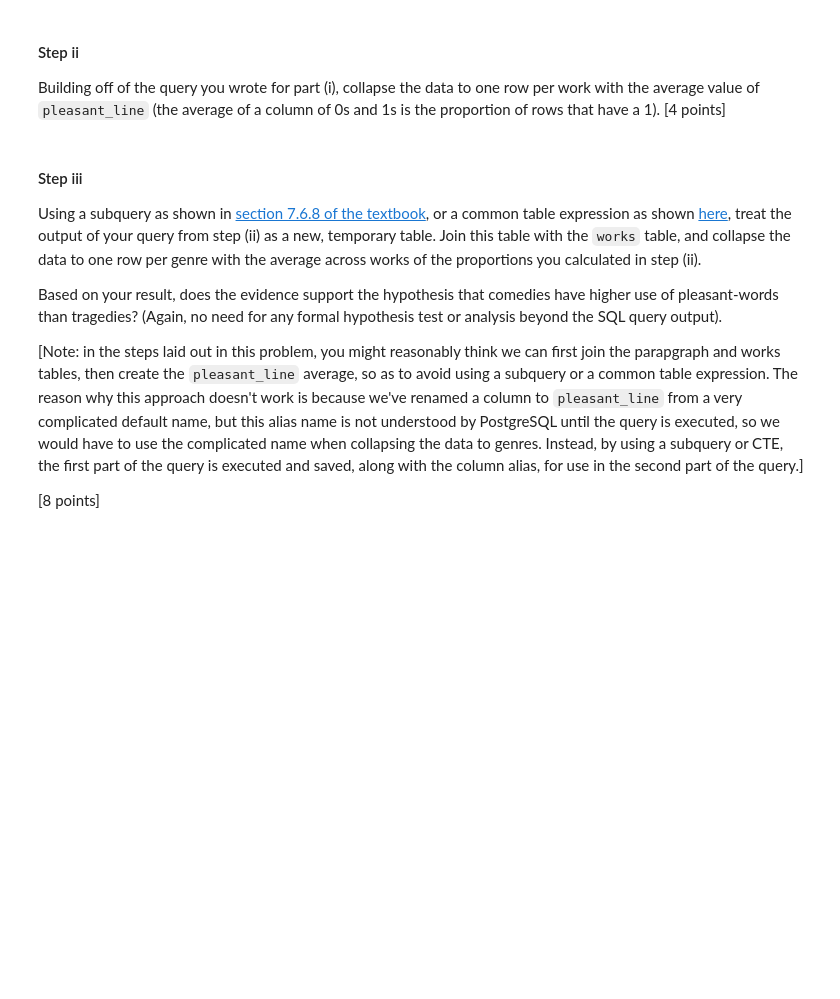
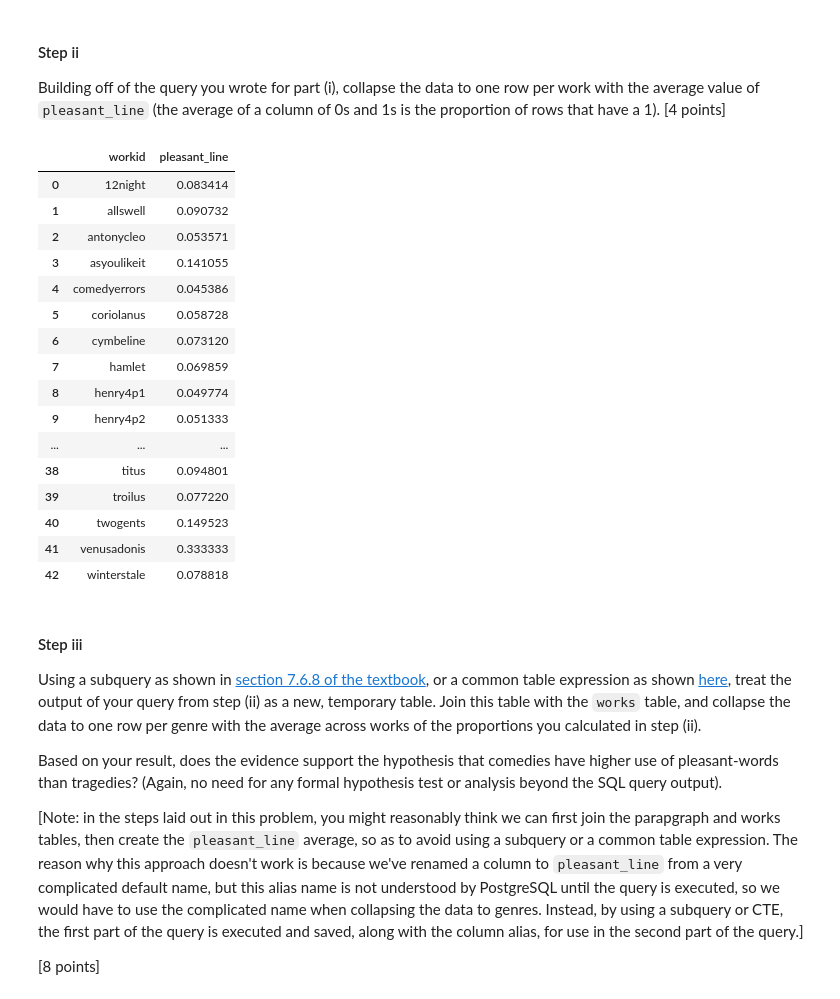
Before and after one commit to aidan-dowd/ds6001databases, a Jupyter notebook: labassignment7.ipynb, the cells around one changed output. Cells and saved outputs as stored; diff of their text form; code cells hidden in the pictures; blank space fills up the shorter version.

```diff
--- a/labassignment7.ipynb
+++ b/labassignment7.ipynb
@@ -442,6 +452,46 @@ pd.read_sql_query(myquery_di, con=engine)
 # %% [markdown]
 #### Step ii
 Building off of the query you wrote for part (i), collapse the data to one row per work with the average value of `pleasant_line` (the average of a column of 0s and 1s is the proportion of rows that have a 1).  [4 points]
+# %%
+myquery_di = '''
+SELECT workid,
+AVG(
+CAST(
+    LOWER(plaintext) LIKE '%%bright%%'
+    OR LOWER(plaintext) LIKE '%%kinder%%'
+    OR LOWER(plaintext) LIKE '%%rapt%%'
+    OR LOWER(plaintext) LIKE '%%satisfied%%'
+    OR LOWER(plaintext) LIKE '%%success%%'
+    OR LOWER(plaintext) LIKE '%%virtues%%'
+    OR LOWER(plaintext) LIKE '%%wise%%'
+    OR LOWER(plaintext) LIKE '%%hero%%'
+    OR LOWER(plaintext) LIKE '%%love%%'
+    OR LOWER(plaintext) LIKE '%%hope%%'
+    OR LOWER(plaintext) LIKE '%%relief%%'
+AS INT)) AS pleasant_line
+FROM paragraphs
+GROUP BY workid
+'''
+
+pd.read_sql_query(myquery_di, con=engine)
+# %% [output]
+|  | workid | pleasant_line |
+| 0 | 12night | 0.083414 |
+| 1 | allswell | 0.090732 |
+| 2 | antonycleo | 0.053571 |
+| 3 | asyoulikeit | 0.141055 |
+| 4 | comedyerrors | 0.045386 |
+| 5 | coriolanus | 0.058728 |
+| 6 | cymbeline | 0.073120 |
+| 7 | hamlet | 0.069859 |
+| 8 | henry4p1 | 0.049774 |
+| 9 | henry4p2 | 0.051333 |
+| ... | ... | ... |
+| 38 | titus | 0.094801 |
+| 39 | troilus | 0.077220 |
+| 40 | twogents | 0.149523 |
+| 41 | venusadonis | 0.333333 |
+| 42 | winterstale | 0.078818 |
 # %% [markdown]
 #### Step iii
 Using a subquery as shown in [section 7.6.8 of the textbook](https://jkropko.github.io/surfing-the-data-pipeline/ch7.html#subqueries), or a common table expression as shown [here](https://www.google.com/url?sa=t&source=web&rct=j&opi=89978449&url=https://www.geeksforgeeks.org/cte-in-sql/&ved=2ahUKEwigp4nHwY2OAxXeM2IAHTJWGCgQFnoECBoQAQ&usg=AOvVaw1zf1ktrRnnw05nM2xn6EbI), treat the output of your query from step (ii) as a new, temporary table. Join this table with the `works` table, and collapse the data to one row per genre with the average across works of the proportions you calculated in step (ii).
```
Also changed, not shown: parts of 17 cells of this notebook, 3 other files.
